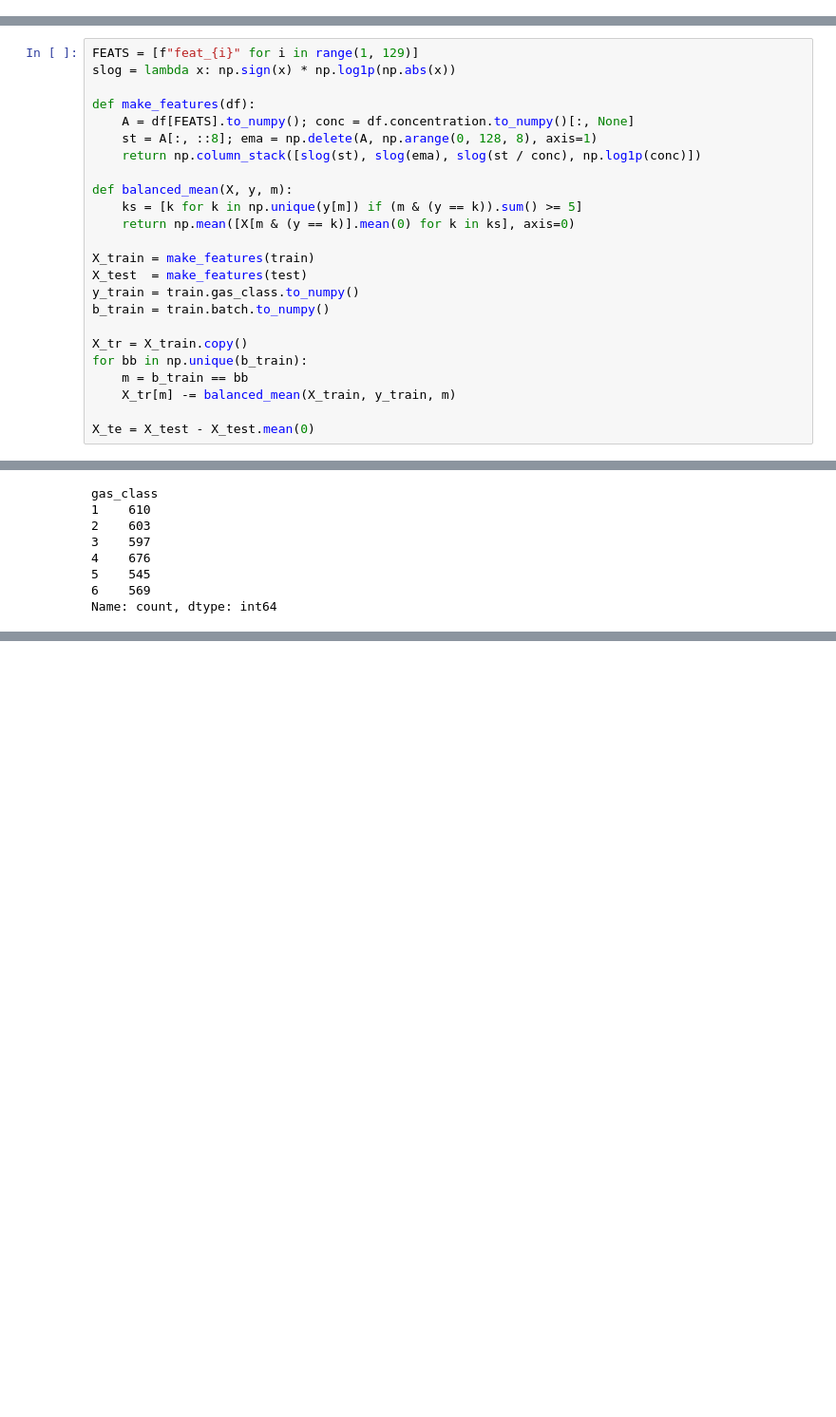
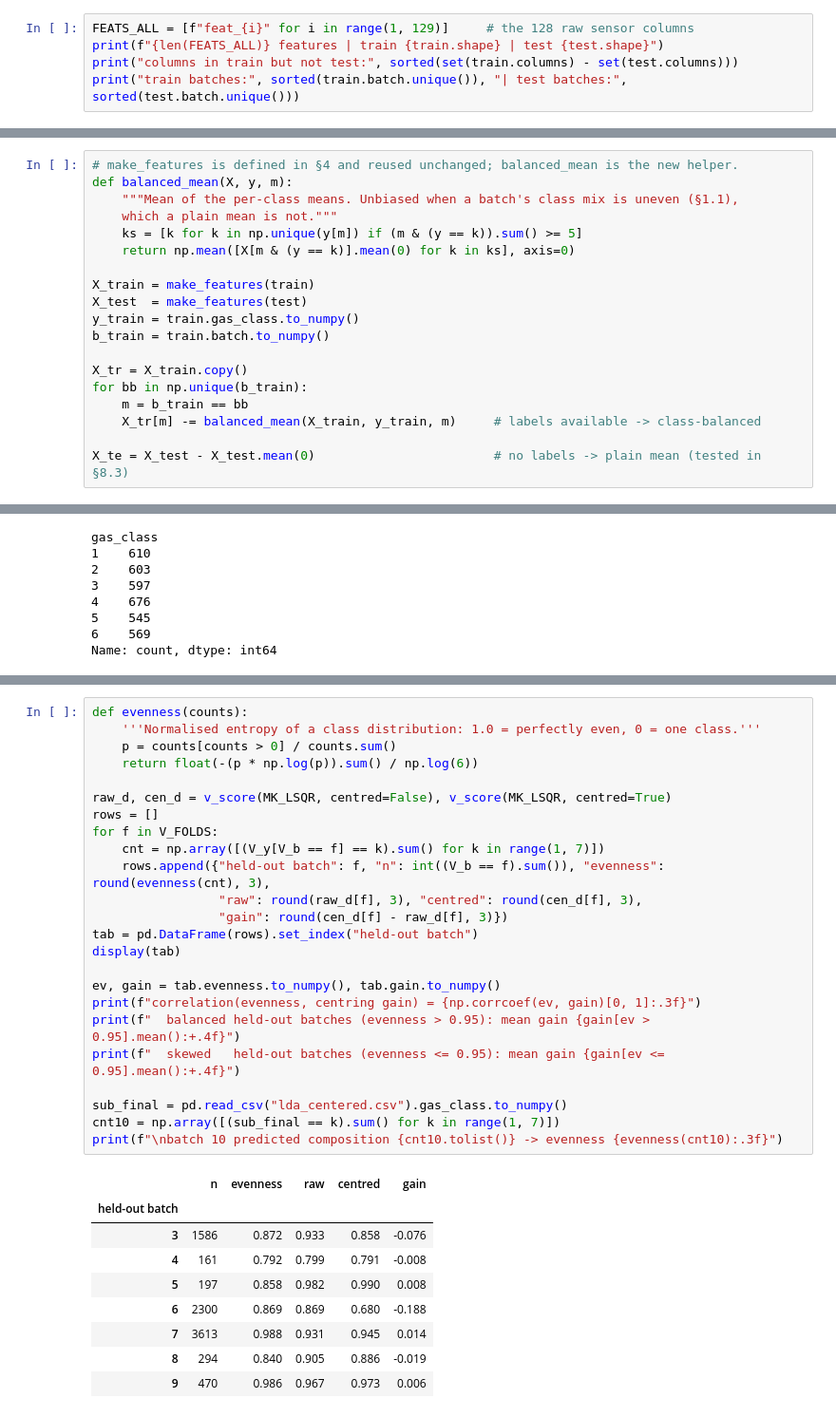
Before and after one commit to swang737/seanwang-margzhao-submission-iud26, a Jupyter notebook: notebook/submissionnotebook.ipynb, the cells around one changed output, grey strips where cells are left out. Shown at 95% size. Drawn from its saved outputs; the diff is of its cells as text; blank space fills up the shorter version.

```diff
--- a/notebook/submissionnotebook.ipynb
+++ b/notebook/submissionnotebook.ipynb
@@ -24,3 +53,8 @@ train.head()
 | 3 | G_B01_0004 | 1 | 1 | 40.0 | 42825.9883 | 3.451192 | 12.113940 | 16.266853 | 39.910056 | ... |
 | 4 | G_B01_0005 | 1 | 1 | 50.0 | 58151.1757 | 4.194839 | 11.455096 | 15.715298 | 17.654915 | ... |
 5 rows × 132 columns
+# %%
+FEATS_ALL = [f"feat_{i}" for i in range(1, 129)]     # the 128 raw sensor columns
+print(f"{len(FEATS_ALL)} features | train {train.shape} | test {test.shape}")
+print("columns in train but not test:", sorted(set(train.columns) - set(test.columns)))
+print("train batches:", sorted(train.batch.unique()), "| test batches:", sorted(test.batch.unique()))
@@ -259,15 +490,10 @@ ok so the idea is that we assume that each feature has 2 components: One from it
 
 $\alpha_{\text{self}} = \alpha_{\text{total}}-\mu_{\text{batch}}$
 # %%
-FEATS = [f"feat_{i}" for i in range(1, 129)]
-slog = lambda x: np.sign(x) * np.log1p(np.abs(x))
-
-def make_features(df):
-    A = df[FEATS].to_numpy(); conc = df.concentration.to_numpy()[:, None]
-    st = A[:, ::8]; ema = np.delete(A, np.arange(0, 128, 8), axis=1)
-    return np.column_stack([slog(st), slog(ema), slog(st / conc), np.log1p(conc)])
-
+# make_features is defined in §4 and reused unchanged; balanced_mean is the new helper.
 def balanced_mean(X, y, m):
+    """Mean of the per-class means. Unbiased when a batch's class mix is uneven (§1.1),
+    which a plain mean is not."""
     ks = [k for k in np.unique(y[m]) if (m & (y == k)).sum() >= 5]
     return np.mean([X[m & (y == k)].mean(0) for k in ks], axis=0)
 
@@ -279,9 +505,9 @@ b_train = train.batch.to_numpy()
 X_tr = X_train.copy()
 for bb in np.unique(b_train):
     m = b_train == bb
-    X_tr[m] -= balanced_mean(X_train, y_train, m)
+    X_tr[m] -= balanced_mean(X_train, y_train, m)     # labels available -> class-balanced
 
-X_te = X_test - X_test.mean(0)
+X_te = X_test - X_test.mean(0)                        # no labels -> plain mean (tested in §8.3)
 # %% [markdown]
 and just a quick check to see if the issue of the features varying so much has been fixed now...
 # %%
@@ -416,0 +794,34 @@ Name: count, dtype: int64
+# %%
+def evenness(counts):
+    '''Normalised entropy of a class distribution: 1.0 = perfectly even, 0 = one class.'''
+    p = counts[counts > 0] / counts.sum()
+    return float(-(p * np.log(p)).sum() / np.log(6))
+
+raw_d, cen_d = v_score(MK_LSQR, centred=False), v_score(MK_LSQR, centred=True)
+rows = []
+for f in V_FOLDS:
+    cnt = np.array([(V_y[V_b == f] == k).sum() for k in range(1, 7)])
+    rows.append({"held-out batch": f, "n": int((V_b == f).sum()), "evenness": round(evenness(cnt), 3),
+                 "raw": round(raw_d[f], 3), "centred": round(cen_d[f], 3),
+                 "gain": round(cen_d[f] - raw_d[f], 3)})
+tab = pd.DataFrame(rows).set_index("held-out batch")
+display(tab)
+
+ev, gain = tab.evenness.to_numpy(), tab.gain.to_numpy()
+print(f"correlation(evenness, centring gain) = {np.corrcoef(ev, gain)[0, 1]:.3f}")
+print(f"  balanced held-out batches (evenness > 0.95): mean gain {gain[ev > 0.95].mean():+.4f}")
+print(f"  skewed   held-out batches (evenness <= 0.95): mean gain {gain[ev <= 0.95].mean():+.4f}")
+
+sub_final = pd.read_csv("lda_centered.csv").gas_class.to_numpy()
+cnt10 = np.array([(sub_final == k).sum() for k in range(1, 7)])
+print(f"\nbatch 10 predicted composition {cnt10.tolist()} -> evenness {evenness(cnt10):.3f}")
+# %% [output]
+|  | n | evenness | raw | centred | gain |
+| held-out batch |  |  |  |  |  |
+| 3 | 1586 | 0.872 | 0.933 | 0.858 | -0.076 |
+| 4 | 161 | 0.792 | 0.799 | 0.791 | -0.008 |
+| 5 | 197 | 0.858 | 0.982 | 0.990 | 0.008 |
+| 6 | 2300 | 0.869 | 0.869 | 0.680 | -0.188 |
+| 7 | 3613 | 0.988 | 0.931 | 0.945 | 0.014 |
+| 8 | 294 | 0.840 | 0.905 | 0.886 | -0.019 |
+| 9 | 470 | 0.986 | 0.967 | 0.973 | 0.006 |
```
Also changed, not shown: parts of 80 cells of this notebook.
